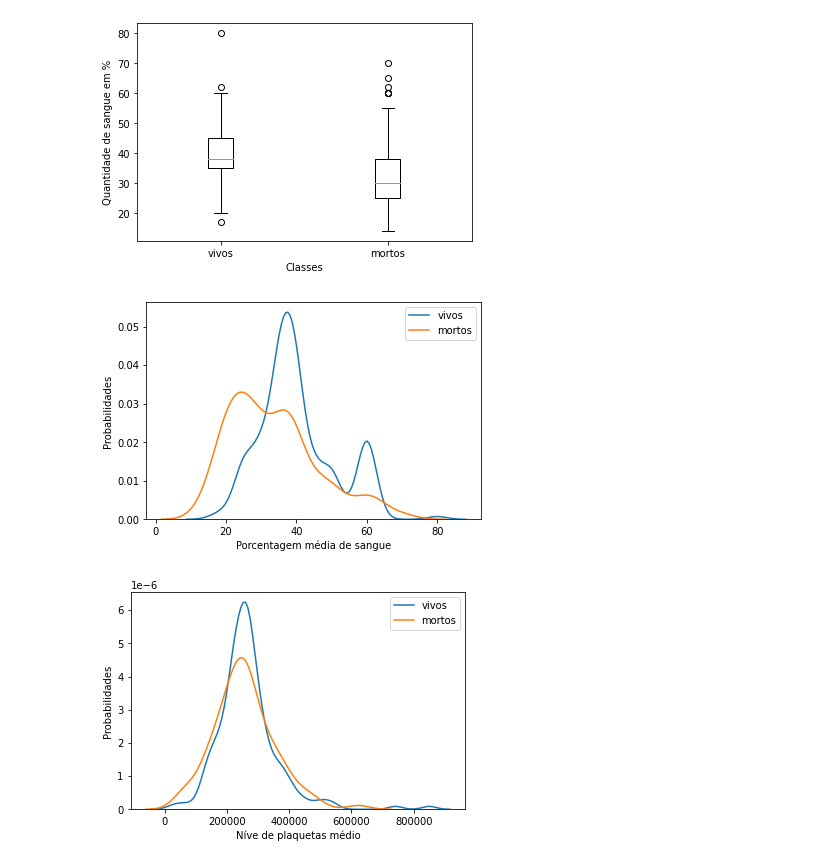
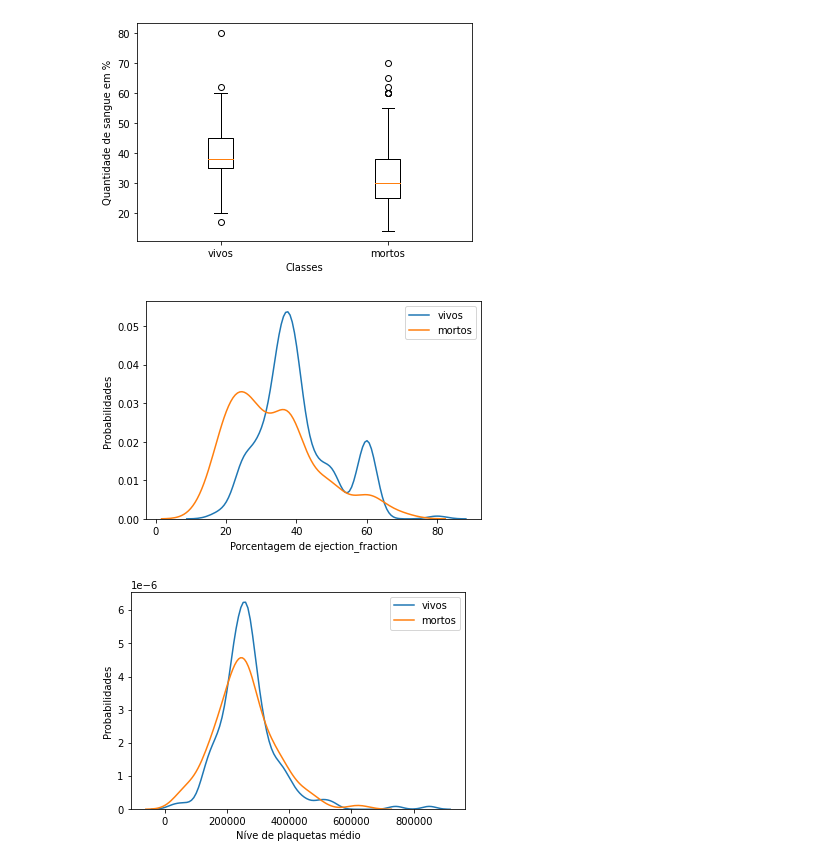
Before and after one commit to svhenrique/analise-dataset-heart-disease, a Jupyter notebook: Untitled0.ipynb, the cells around one changed output. Drawn from its saved outputs; the diff is of its cells as text; code cells hidden in the pictures.

```diff
--- a/Untitled0.ipynb
+++ b/Untitled0.ipynb
@@ -300,17 +300,17 @@ plt.show()
 # %%
 # distribuição de probabilidade comparando o campo "ejection_fraction"
 # para as duas classes
 
 # Podemos observar que existe uma relação entre o campo "ejection_fraction" e a
 # mortalidade da insuficiência cardíaca.
 
 sns.distplot(vivos.ejection_fraction, hist=False, rug=False,label='vivos')
 sns.distplot(mortos.ejection_fraction, hist=False, rug=False,label='mortos')
-plt.xlabel('Porcentagem média de sangue')
+plt.xlabel('Porcentagem de ejection_fraction')
 plt.ylabel('Probabilidades')
 plt.show()
 # %% [output]
-[figure, old version]
+[figure, new version]
 # %%
 # Podemos observar que o nível de plaquetas entre as pessoas que possuem insuficiência cardíaca e
 # continuaram vivos, atingiam picos mais altos que o dos que faleceram.
```
Also changed, not shown: parts of 2 cells of this notebook.
